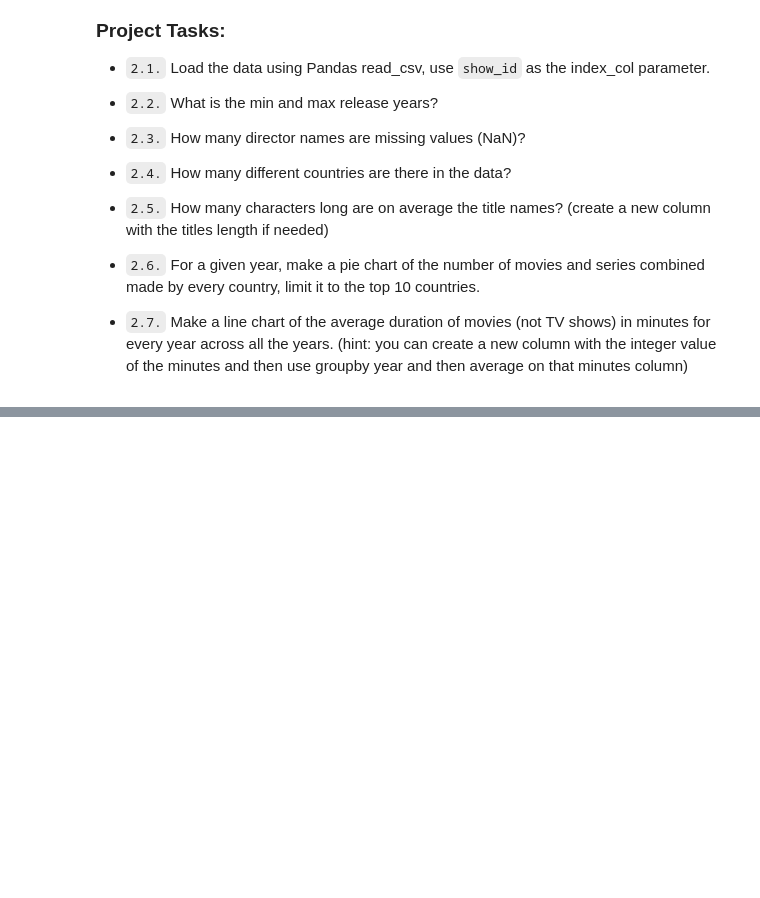
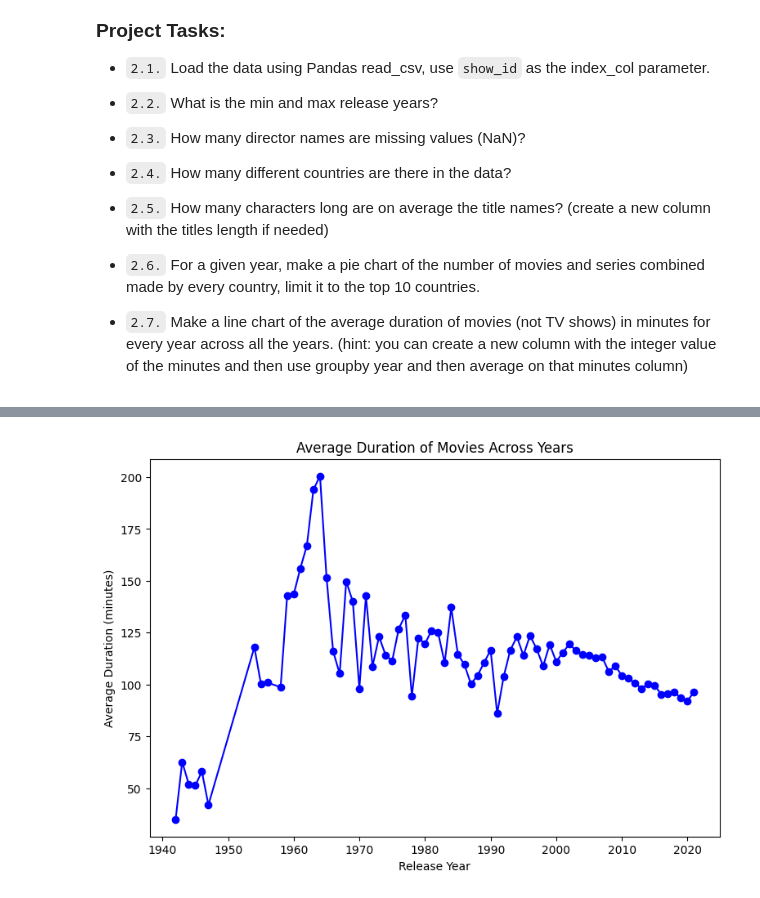
Before and after one commit to andreapivaralb/eae_ipld_project, a Jupyter notebook: development/02_netflix_data_analysis.ipynb, the cells around one changed output, grey strips where cells are left out. Saved outputs shown, nothing was run; the diff lists cells and outputs as text; code cells hidden in the pictures; blank space fills up the shorter version.

```diff
--- a/development/02_netflix_data_analysis.ipynb
+++ b/development/02_netflix_data_analysis.ipynb
@@ -101,19 +144,27 @@ AttributeError: 'NoneType' object has no attribute 'index'
 # %%
 # Ex 2.7: Make a line chart of the average duration of movies (not TV shows) in minutes for every year across all the years.
 
 # (hint: you can create a new column with the integer value of the minutes of the movies, it's possible to do it with the .apply()
 # method and a lambda function, getting only stripping the minutes of it and converting the digit number to an integer
 # or you can also do this process with a for loop over the dataframe rows like <for row_id, row in df.iterrows(): > creating every new value of that row for the new column
 
 # Then use groupby year and in order to average on that movies minutes column)
 
-movies_avg_duration_per_year = None  # TODO: movies_avg_duration_per_year has to be a Pandas Series with the average duration of movies per year
+movies_df['duration'] = movies_df.apply(lambda row: int(row['duration'].split(' ')[0]) if 'min' in row['duration'] else None, axis=1)
+
+movies_df_movies = movies_df[movies_df['type'] == 'Movie']
+
+movies_avg_duration_per_year = movies_df_movies.groupby('release_year')['duration'].mean()  # TODO: movies_avg_duration_per_year has to be a Pandas Series with the average duration of movies per year
 
 
 fig = plt.figure(figsize=(9, 6))
 
 # TODO: generate the line plot using plt.plot() and the information from movies_avg_duration_per_year (the vertical axis with the minutes value) and its index (the horizontal axis with the years)
 
+plt.plot(movies_avg_duration_per_year.index, movies_avg_duration_per_year.values, marker='o', linestyle='-', color='b')
 plt.title("Average Duration of Movies Across Years")
-
+plt.xlabel("Release Year")
+plt.ylabel("Average Duration (minutes)")
 plt.show()
+# %% [output]
+[figure, added]
```
Also changed, not shown: parts of 6 cells of this notebook, 3 other files.
